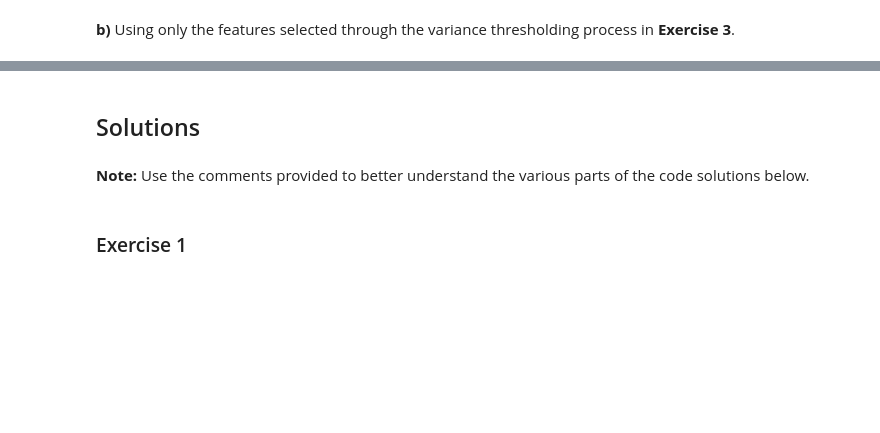
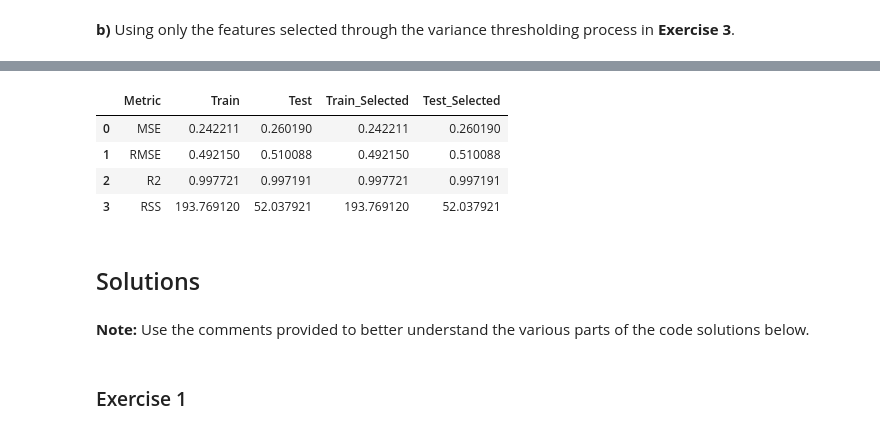
Before and after one commit to ndegwaanth/alX-datascience, a Jupyter notebook: machine_learning/notebooks/week2/Variables_and_variable_selection_exercise.ipynb, the cells around one changed output, grey strips where cells are left out. Drawn from its saved outputs; the diff is of its cells as text; code cells hidden in the pictures; blank space fills up the shorter version.

```diff
--- a/machine_learning/notebooks/week2/Variables_and_variable_selection_exercise.ipynb
+++ b/machine_learning/notebooks/week2/Variables_and_variable_selection_exercise.ipynb
@@ -226,0 +429,16 @@ Train two linear regression models:
+# %%
+train_selected_residuals = y_train_selected - y_train_pred_selected
+test_selected_residuals = y_test_selected - y_test_pred_selected
+# %%
+# training metrics for the model with selected features
+train_selected_mse = metrics.mean_squared_error(y_train_selected, y_train_pred_selected)
+train_selected_r2 = metrics.r2_score(y_train_selected, y_train_pred_selected)
+train_selected_rss = np.sum(train_selected_residuals ** 2)
+train_selected_rmse = np.sqrt(train_selected_mse)
+
+train_selected_metrics_df = pd.DataFrame({
+    'Metric': ['MSE', 'RMSE', 'R2', 'RSS'],
+    'Value': [train_selected_mse, train_selected_rmse, train_selected_r2, train_selected_rss]
+})
+
+train_selected_metrics_df
@@ -226,0 +451,13 @@ Train two linear regression models:
+# %%
+# Testing metrics for the model with selected features
+test_selected_mse = metrics.mean_squared_error(y_test_selected, y_test_pred_selected)
+test_selected_r2 = metrics.r2_score(y_test_selected, y_test_pred_selected)
+test_selected_rss = np.sum(test_selected_residuals ** 2)
+test_selected_rmse = np.sqrt(test_selected_mse)
+
+test_selected_metrics_df = pd.DataFrame({
+    'Metric': ['MSE', 'RMSE', 'R2', 'RSS'],
+    'Value': [test_selected_mse, test_selected_rmse, test_selected_r2, test_selected_rss]
+})
+
+test_selected_metrics_df
@@ -226,0 +470,9 @@ Train two linear regression models:
+# %%
+# Training and testing metrics comparison for the model with selected features
+metrics_selected_comparison_df = pd.DataFrame({
+    'Metric': ['MSE', 'RMSE', 'R2', 'RSS'],
+    'Train': [train_selected_mse, train_selected_rmse, train_selected_r2, train_selected_rss],
+    'Test': [test_selected_mse, test_selected_rmse, test_selected_r2, test_selected_rss]
+})
+
+metrics_selected_comparison_df
@@ -227,3 +485,15 @@ Train two linear regression models:
+# %%
+# comparison of metrics between the model with all features and the model with selected features
+metrics_comparison_df['Train_Selected'] = metrics_selected_comparison_df['Train']
+metrics_comparison_df['Test_Selected'] = metrics_selected_comparison_df['Test']
+
+metrics_comparison_df
+# %% [output]
+|  | Metric | Train | Test | Train_Selected | Test_Selected |
+| 0 | MSE | 0.242211 | 0.260190 | 0.242211 | 0.260190 |
+| 1 | RMSE | 0.492150 | 0.510088 | 0.492150 | 0.510088 |
+| 2 | R2 | 0.997721 | 0.997191 | 0.997721 | 0.997191 |
+| 3 | RSS | 193.769120 | 52.037921 | 193.769120 | 52.037921 |
 # %% [markdown]
 ## Solutions
 # %% [markdown]
```
Also changed, not shown: parts of 37 cells of this notebook, 13 other files.
